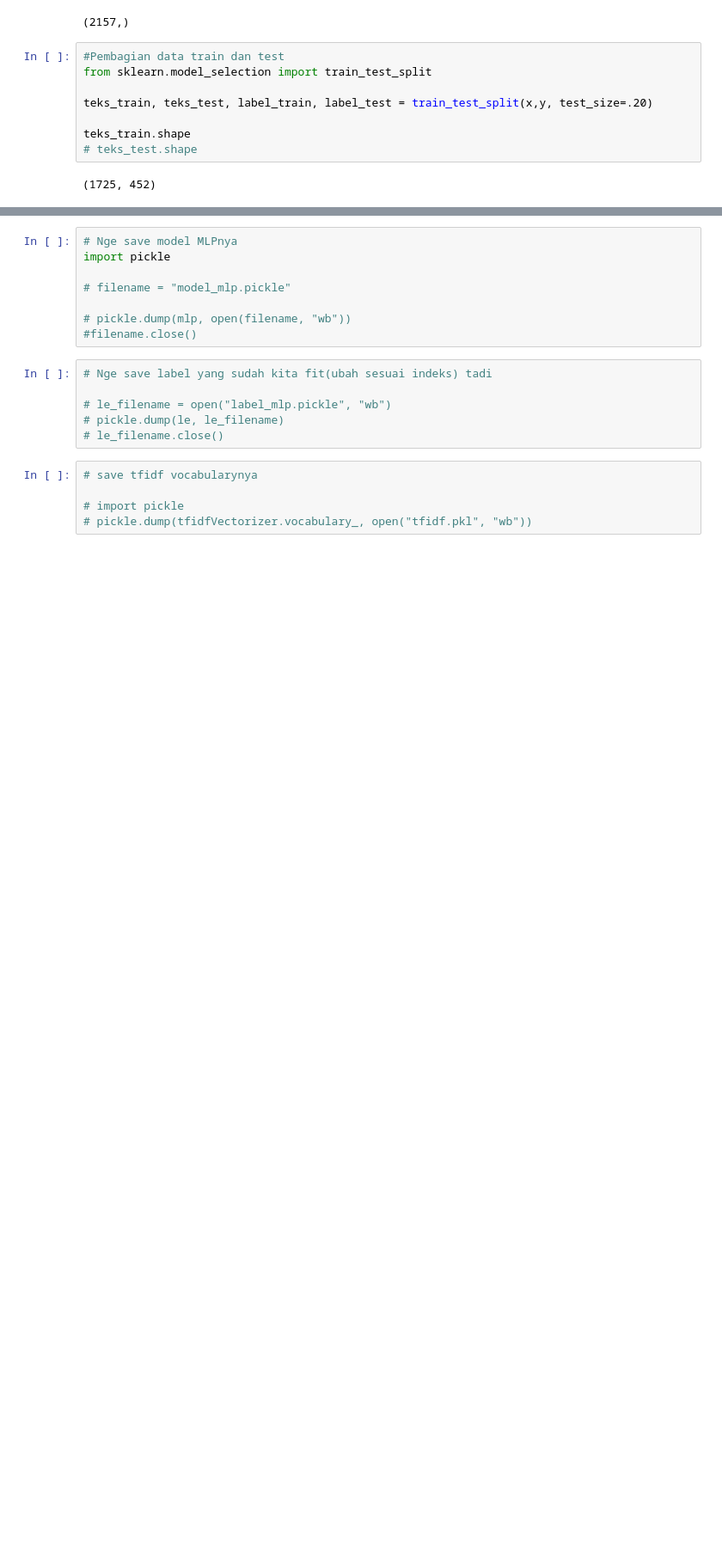
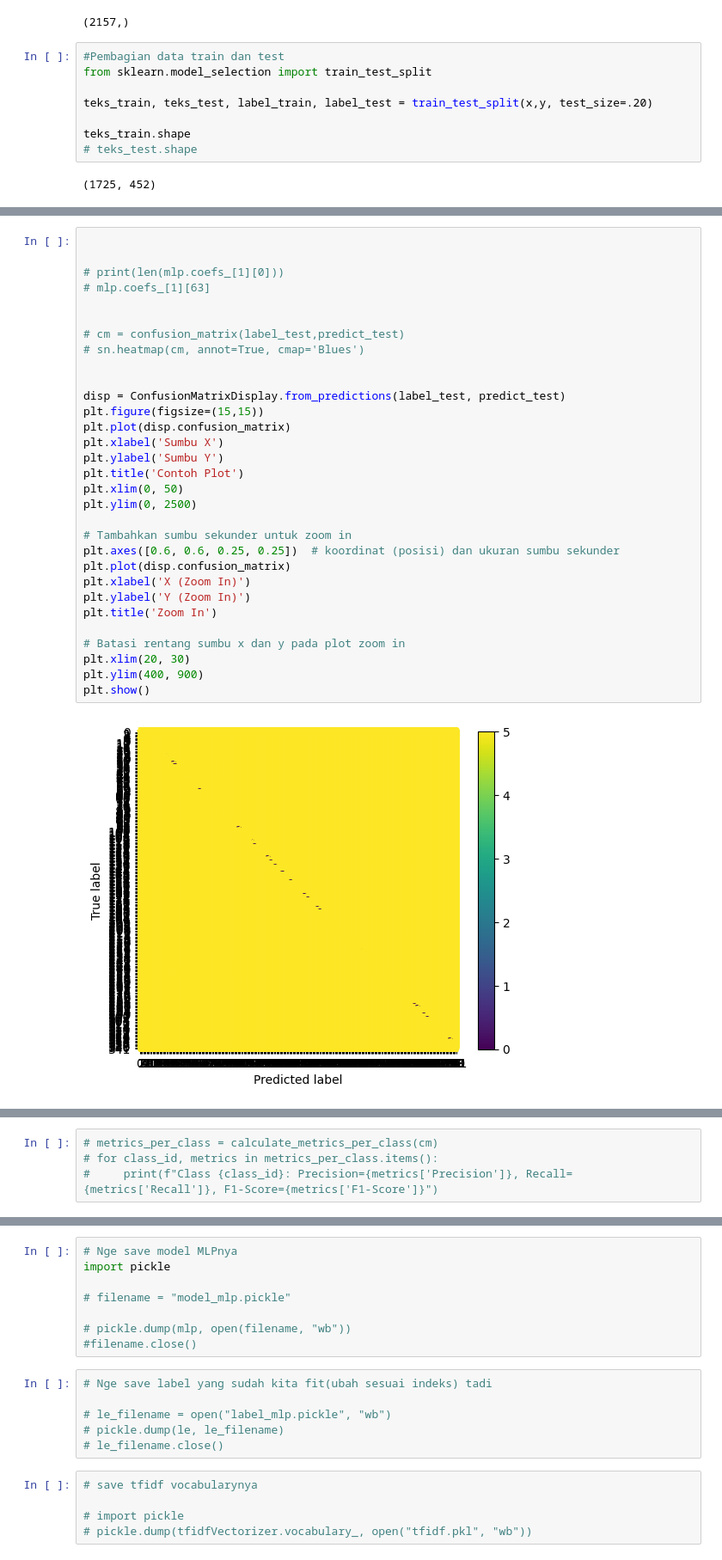
Before and after one commit to rifqialfauzan/InQuran-chatbot-alquran, a Jupyter notebook: model/mlp_alquran.ipynb, the cells around one changed output, grey strips where cells are left out. Shown at 86% size. Drawn from its saved outputs; the diff is of its cells as text; blank space fills up the shorter version.

```diff
--- a/model/mlp_alquran.ipynb
+++ b/model/mlp_alquran.ipynb
@@ -204,0 +216,33 @@ plt.show()
+# %%
+
+
+# print(len(mlp.coefs_[1][0]))
+# mlp.coefs_[1][63]
+
+
+# cm = confusion_matrix(label_test,predict_test)
+# sn.heatmap(cm, annot=True, cmap='Blues')
+
+
+disp = ConfusionMatrixDisplay.from_predictions(label_test, predict_test)
+plt.figure(figsize=(15,15))
+plt.plot(disp.confusion_matrix)
+plt.xlabel('Sumbu X')
+plt.ylabel('Sumbu Y')
+plt.title('Contoh Plot')
+plt.xlim(0, 50)
+plt.ylim(0, 2500)
+
+# Tambahkan sumbu sekunder untuk zoom in
+plt.axes([0.6, 0.6, 0.25, 0.25])  # koordinat (posisi) dan ukuran sumbu sekunder
+plt.plot(disp.confusion_matrix)
+plt.xlabel('X (Zoom In)')
+plt.ylabel('Y (Zoom In)')
+plt.title('Zoom In')
+
+# Batasi rentang sumbu x dan y pada plot zoom in
+plt.xlim(20, 30)
+plt.ylim(400, 900)
+plt.show()
+# %% [output]
+[figure, added]
@@ -205,3 +250,7 @@ plt.show()
+# %%
+# metrics_per_class = calculate_metrics_per_class(cm)
+# for class_id, metrics in metrics_per_class.items():
+#     print(f"Class {class_id}: Precision={metrics['Precision']}, Recall={metrics['Recall']}, F1-Score={metrics['F1-Score']}")
 # %%
 import numpy as np
 
```
Also changed, not shown: parts of 7 cells of this notebook, 6 other files.
